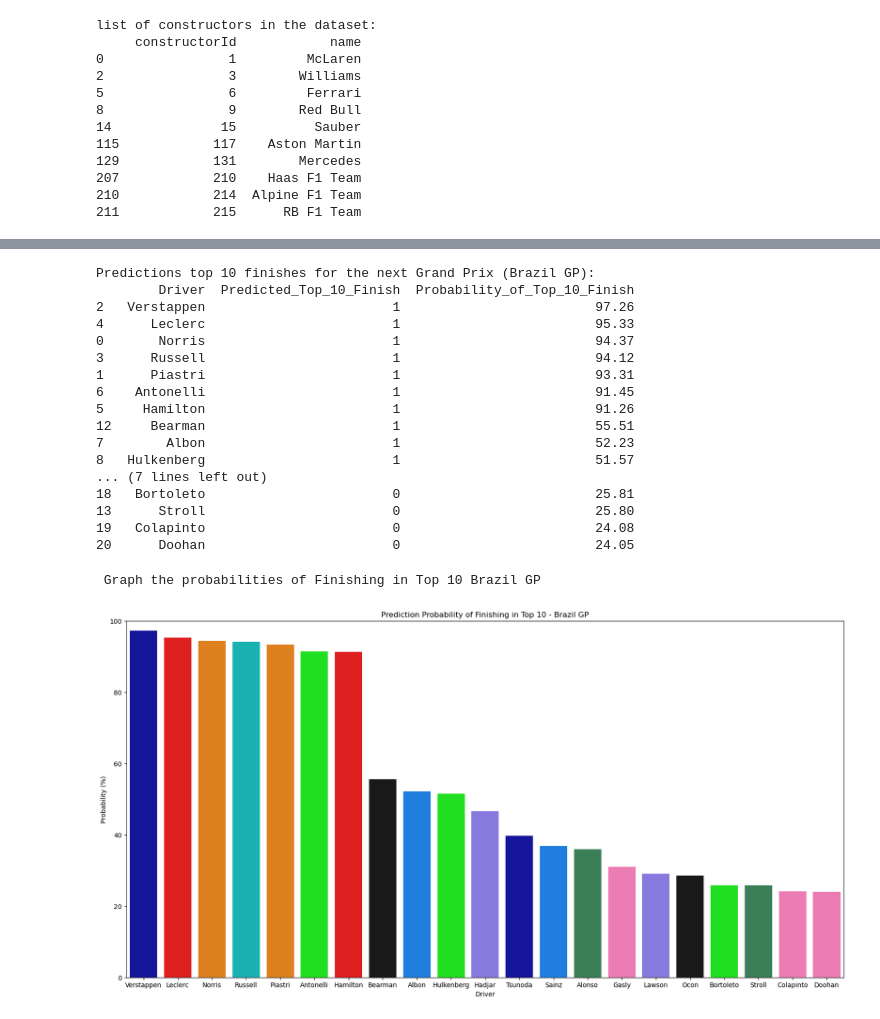
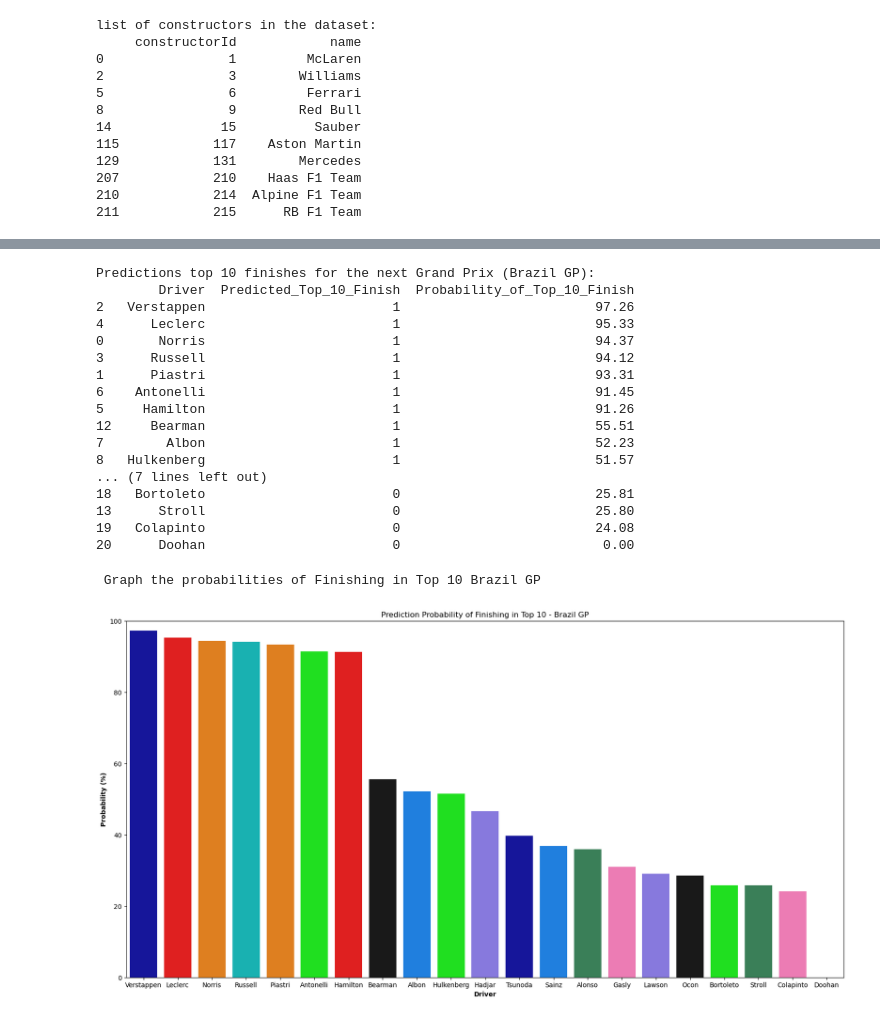
Before and after one commit to Ifdhal17/f1_point_finisher_prediction, a Jupyter notebook: f1prediction.ipynb, the cells around one changed output, grey strips where cells are left out. Cells and saved outputs as stored; diff of their text form; code cells hidden in the pictures.

```diff
--- a/f1prediction.ipynb
+++ b/f1prediction.ipynb
@@ -359,6 +359,10 @@ results_df = pd.DataFrame({
     'Probability_of_Top_10_Finish': (probabilities[:, 1] * 100).round(2)
 })
 
+# Make an exception for Doohan
+results_df.loc[results_df['Driver'] == 'Doohan',  'Probability_of_Top_10_Finish'] = 0.0
+results_df.loc[results_df['Driver'] == 'Doohan',  'Predicted__Top_10_Finish'] = 0
+
 results_df['color'] = results_df['driverId'].map(DRIVER_C).fillna('#808080')
 
 results_df_sorted = results_df.sort_values(by='Probability_of_Top_10_Finish', ascending=False)
@@ -382,26 +386,26 @@ Predictions top 10 finishes for the next Grand Prix (Brazil GP):
 18   Bortoleto                        0                         25.81
 13      Stroll                        0                         25.80
 19   Colapinto                        0                         24.08
-20      Doohan                        0                         24.05
+20      Doohan                        0                          0.00
 # %%
 # Graph the probabilities
 
 print("\n Graph the probabilities of Finishing in Top 10 Brazil GP \n ")
 plt.figure(figsize=(20, 10))
 
 sns.barplot(
     data=results_df_sorted,
     x='Driver',
     y='Probability_of_Top_10_Finish',
     palette = results_df_sorted['color']
 )
 
 plt.title('Prediction Probability of Finishing in Top 10 - Brazil GP')
-plt.ylabel('Probability (%)')
-plt.xlabel('Driver')
+plt.ylabel('Probability (%)', fontweight='bold')
+plt.xlabel('Driver', fontweight='bold')
 plt.ylim(0, 100)
 
 plt.show()
 # %% [output]
  Graph the probabilities of Finishing in Top 10 Brazil GP
-[figure, old version]
+[figure, new version]
```
Also changed, not shown: parts of 3 cells of this notebook.
